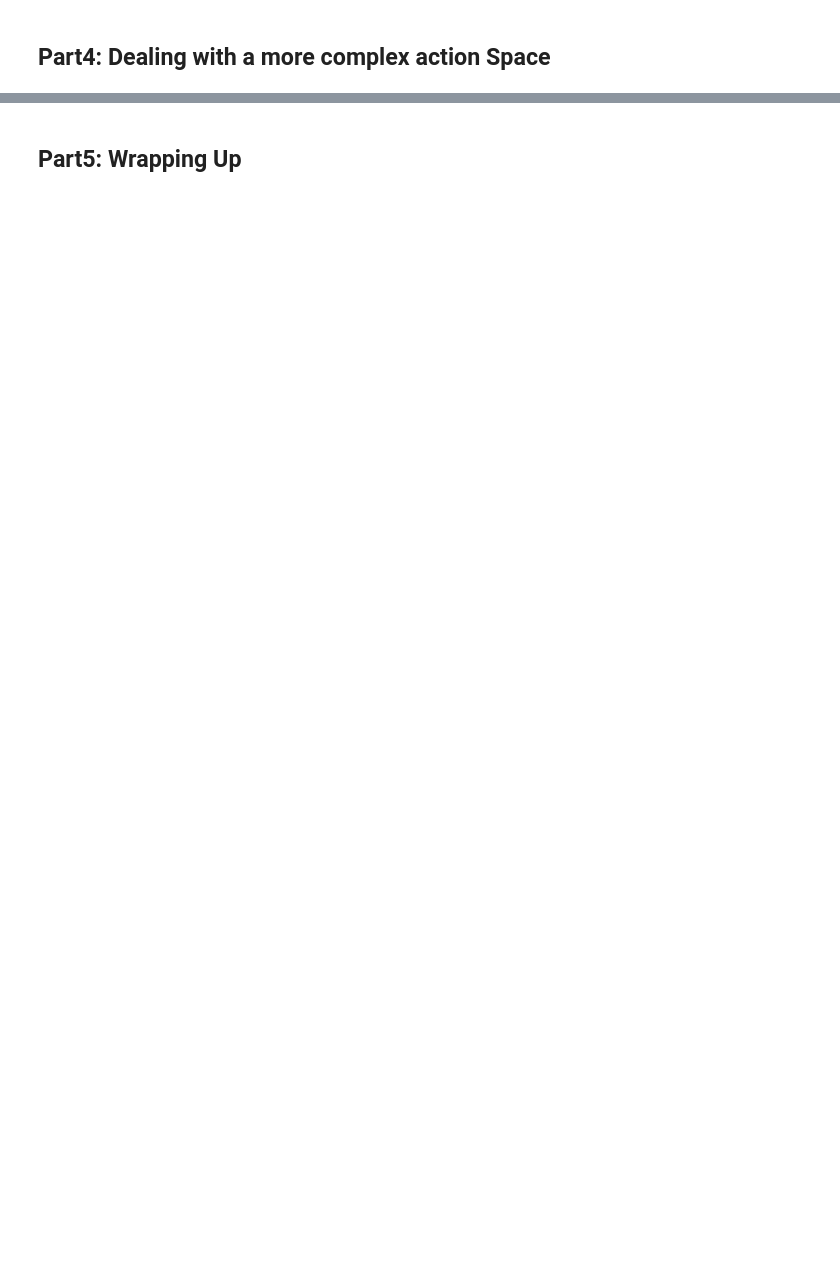
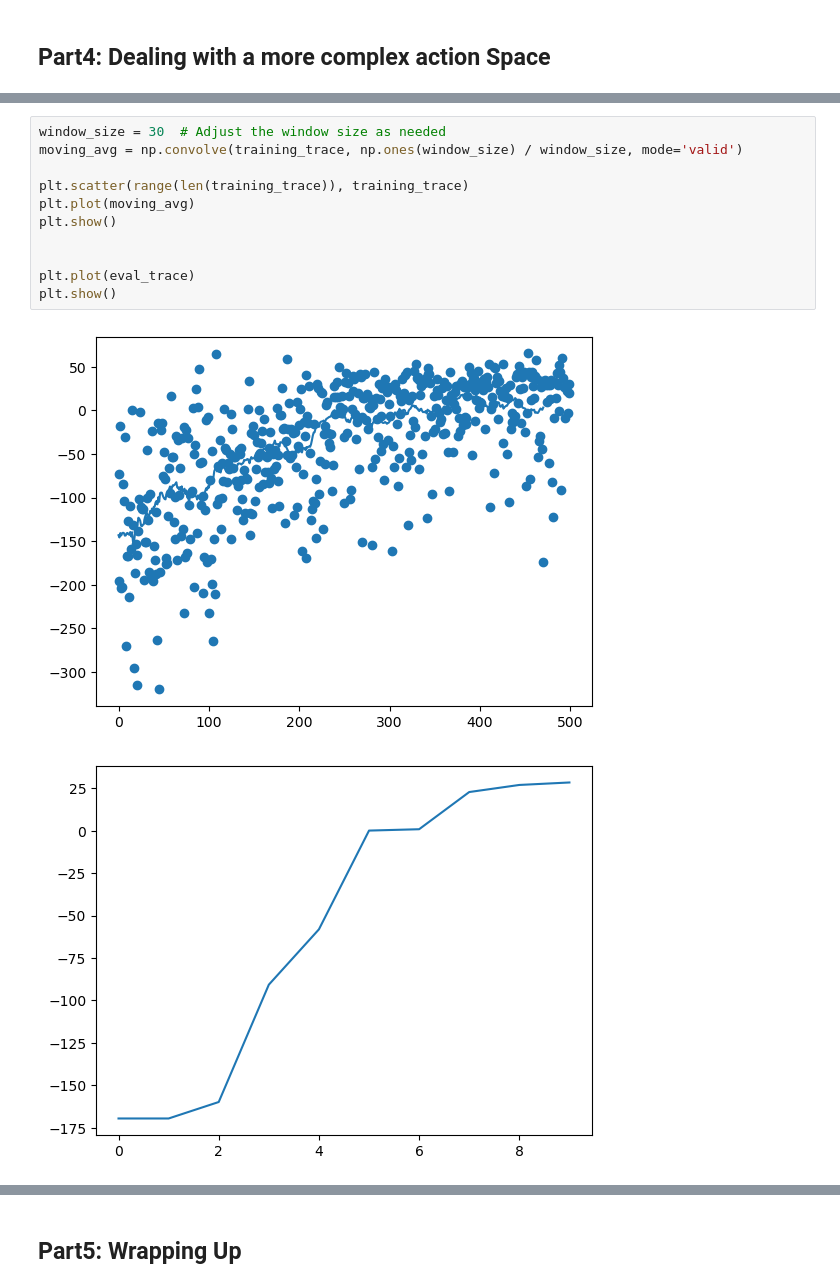
Before and after one commit to paulblgr/Miniproject-ANN, a Jupyter notebook: notebook.ipynb, the cells around one changed output, grey strips where cells are left out. Drawn from its saved outputs; the diff is of its cells as text; blank space fills up the shorter version.

```diff
--- a/notebook.ipynb
+++ b/notebook.ipynb
@@ -135,0 +248,14 @@ plt.show
+# %%
+window_size = 30  # Adjust the window size as needed
+moving_avg = np.convolve(training_trace, np.ones(window_size) / window_size, mode='valid')
+
+plt.scatter(range(len(training_trace)), training_trace)
+plt.plot(moving_avg)
+plt.show()
+
+
+plt.plot(eval_trace)
+plt.show()
+# %% [output]
+[figure, added]
+[figure, added]
```
Also changed, not shown: parts of 16 cells of this notebook, 1 other file.
